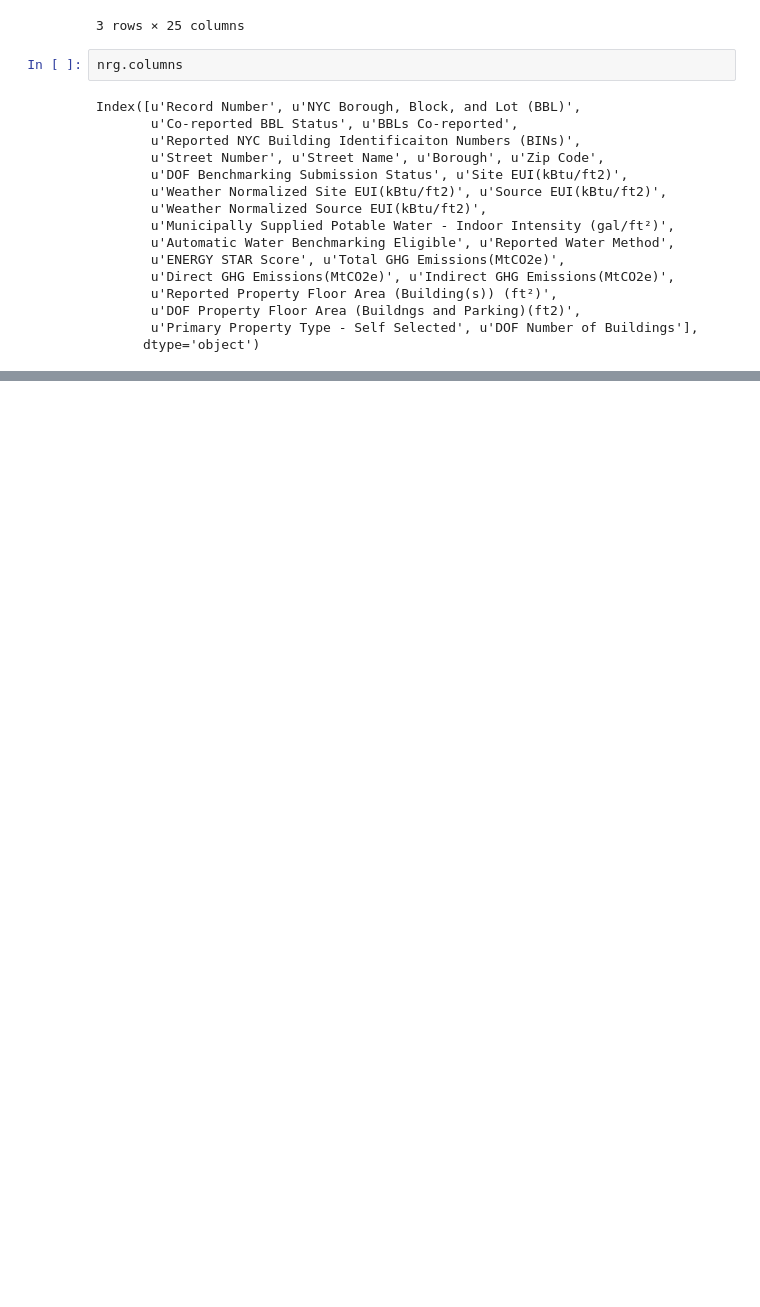
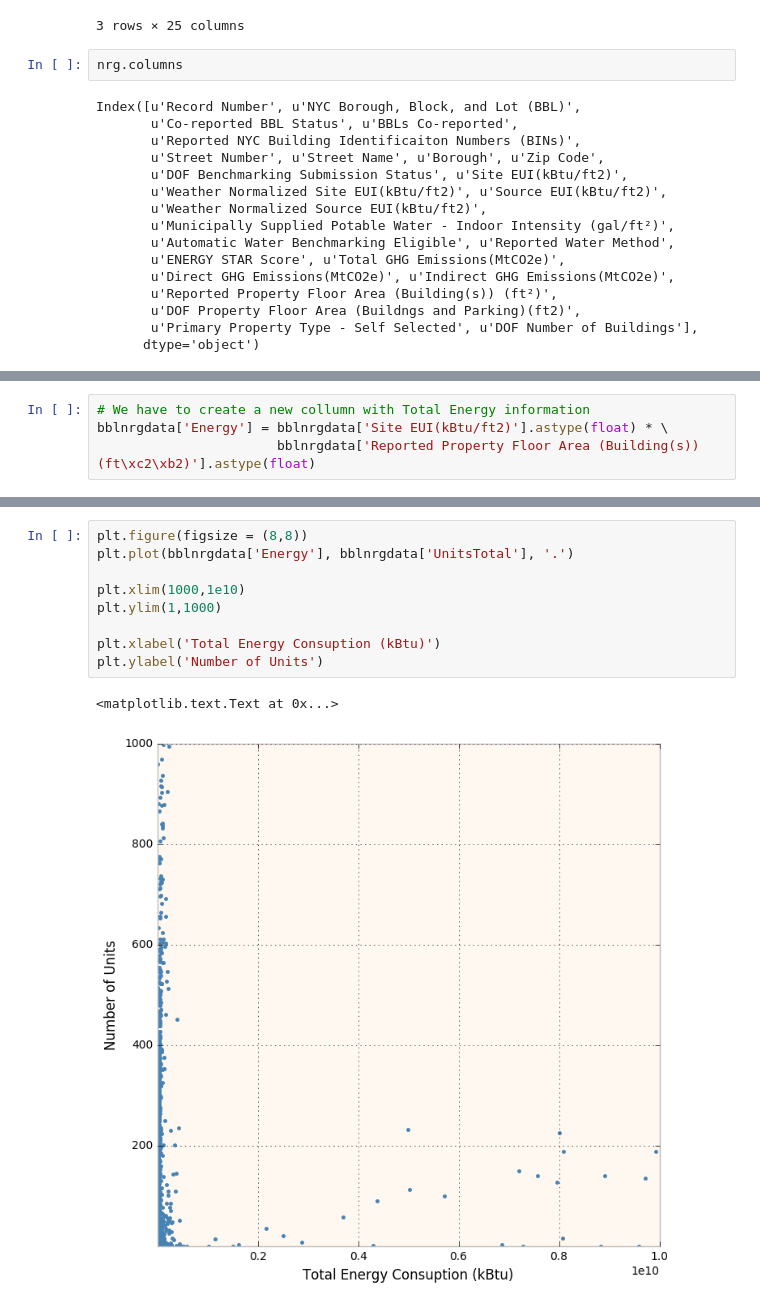
Before and after one commit to amyoshino/PUI2016_amy324, a Jupyter notebook: HW6_amy324/Homework_6_assignment_1.ipynb, the cells around one changed output, grey strips where cells are left out. Saved outputs shown, nothing was run; the diff lists cells and outputs as text; blank space fills up the shorter version.

```diff
--- a/HW6_amy324/Homework_6_assignment_1.ipynb
+++ b/HW6_amy324/Homework_6_assignment_1.ipynb
@@ -54,0 +242,4 @@ IOError: Unable to open /home/cusp/amy324/PUIdata/MNMapPLUTO.shx or /home/cusp/a
+# %%
+# We have to create a new collumn with Total Energy information
+bblnrgdata['Energy'] = bblnrgdata['Site EUI(kBtu/ft2)'].astype(float) * \
+                       bblnrgdata['Reported Property Floor Area (Building(s)) (ft\xc2\xb2)'].astype(float)
@@ -54,0 +255,12 @@ IOError: Unable to open /home/cusp/amy324/PUIdata/MNMapPLUTO.shx or /home/cusp/a
+# %%
+plt.figure(figsize = (8,8))
+plt.plot(bblnrgdata['Energy'], bblnrgdata['UnitsTotal'], '.')
+
+plt.xlim(1000,1e10)
+plt.ylim(1,1000)
+
+plt.xlabel('Total Energy Consuption (kBtu)')
+plt.ylabel('Number of Units')
+# %% [output]
+<matplotlib.text.Text at 0x...>
+[figure, added]
```
Also changed, not shown: parts of 58 cells of this notebook.
